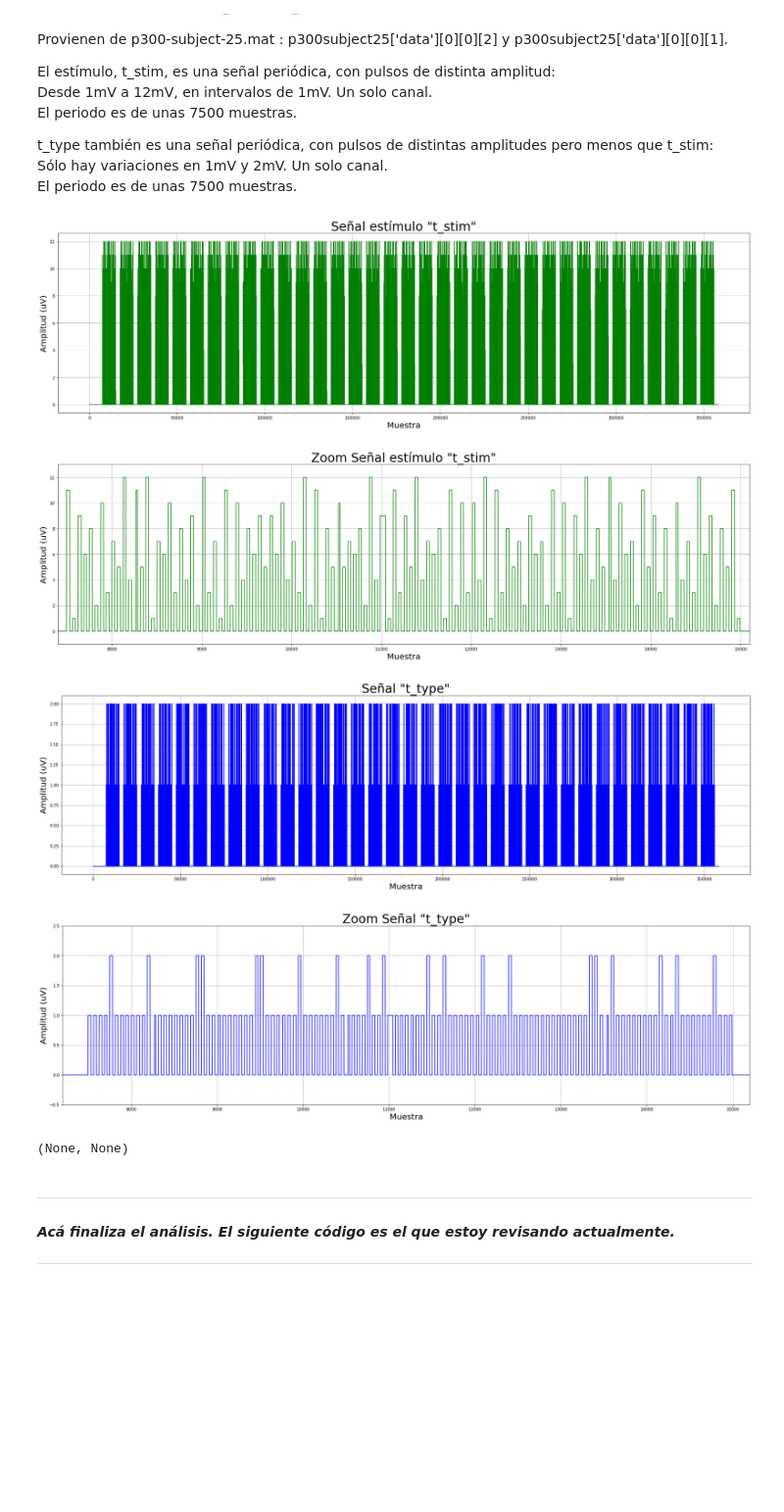
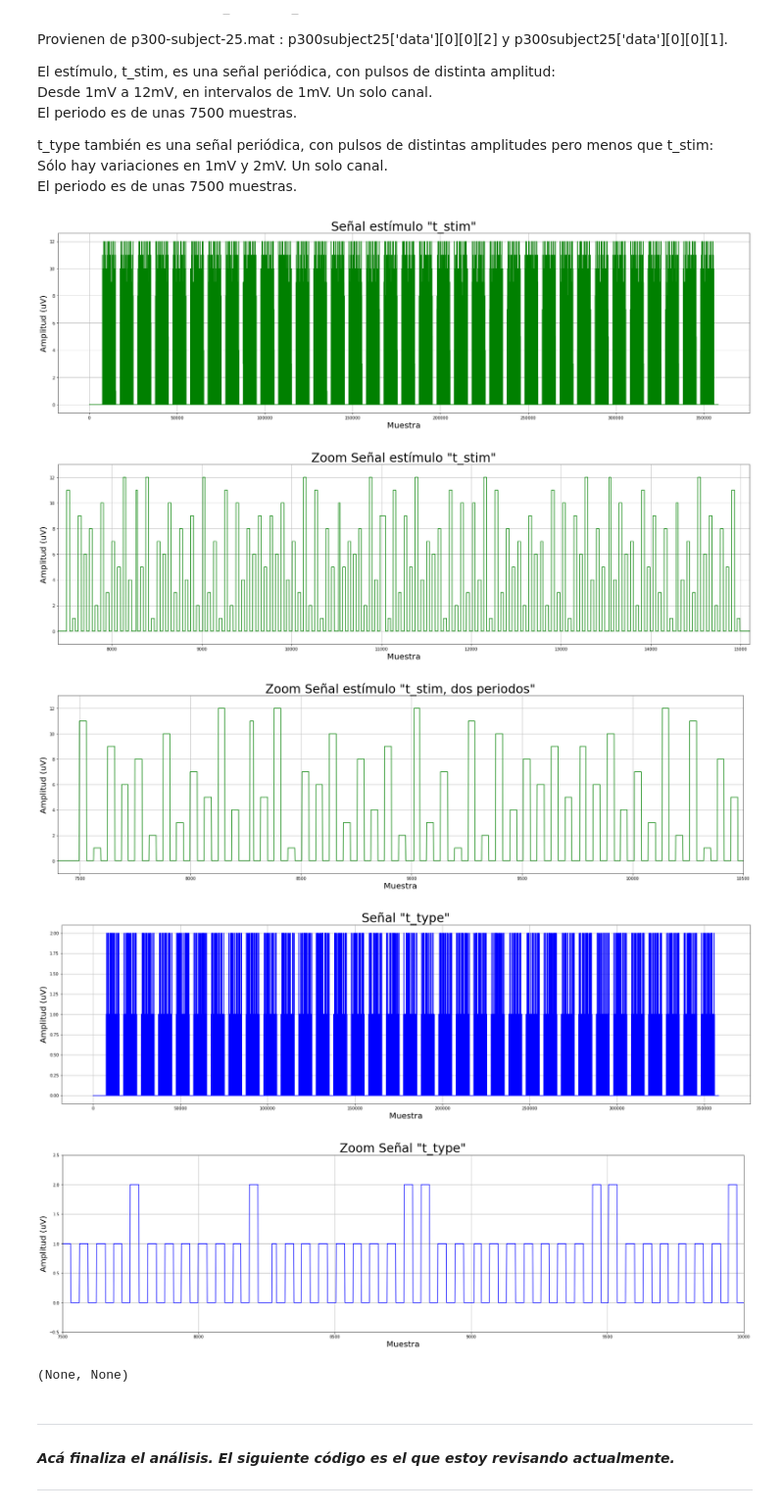
Before and after one commit to alexchavez1980/repo_tesis, a Jupyter notebook: a_analisis_p300subject25_stim&type.ipynb, the cells around one changed output. Shown at 98% size. Drawn from its saved outputs; the diff is of its cells as text; code cells hidden in the pictures; blank space fills up the shorter version.

```diff
--- a/a_analisis_p300subject25_stim&type.ipynb
+++ b/a_analisis_p300subject25_stim&type.ipynb
@@ -181,36 +181,47 @@ plt.grid(), plt.show()
 plt.figure(figsize=(30,8))
 axes = plt.gca()
 plt.plot(t_stim['sample'], t_stim[0], color[0])
 axes.set_title('Zoom Señal estímulo "t_stim"'), axes.title.set_size(30)
 axes.set_xlabel(xlabel), axes.set_ylabel(ylabel)
 axes.xaxis.label.set_size(20), axes.yaxis.label.set_size(20)
 plt.xlim([7400,15100]), plt.ylim([-1,13])
 plt.savefig("./a_images/t_stim_zoom.jpg")
 plt.grid(), plt.show()
 
 plt.figure(figsize=(30,8))
 axes = plt.gca()
+plt.plot(t_stim['sample'], t_stim[0], color[0])
+axes.set_title('Zoom Señal estímulo "t_stim, dos periodos"'), axes.title.set_size(30)
+axes.set_xlabel(xlabel), axes.set_ylabel(ylabel)
+axes.xaxis.label.set_size(20), axes.yaxis.label.set_size(20)
+plt.xlim([7400,10500]), plt.ylim([-1,13])
+plt.savefig("./a_images/t_stim_zoom_periodo.jpg")
+plt.grid(), plt.show()
+
+plt.figure(figsize=(30,8))
+axes = plt.gca()
 plt.plot(t_type['sample'], t_type[0], color[1])
 axes.set_title('Señal "t_type"'), axes.title.set_size(30)
 axes.set_xlabel(xlabel), axes.set_ylabel(ylabel)
 axes.xaxis.label.set_size(20), axes.yaxis.label.set_size(20)
 plt.savefig("./a_images/t_type.jpg")
 plt.grid(), plt.show()
 
 plt.figure(figsize=(30,8))
 axes = plt.gca()
 plt.plot(t_type['sample'], t_type[0], color[1])
 axes.set_title('Zoom Señal "t_type"'), axes.title.set_size(30)
 axes.set_xlabel(xlabel), axes.set_ylabel(ylabel)
 axes.xaxis.label.set_size(20), axes.yaxis.label.set_size(20)
-plt.xlim([7200,15200]), plt.ylim([-0.5,2.5])
+plt.xlim([7500,10000]), plt.ylim([-0.5,2.5])
 plt.savefig("./a_images/t_type_zoom.jpg")
 plt.grid(), plt.show()
 # %% [output]
 [figure]
 [figure]
-[figure, old version]
+[figure, new version]
-[figure, old version]
+[figure, new version]
+[figure, added]
 (None, None)
 # %% [markdown]
 ---------------------------------------------------------------------------------------------------------------------------------------------
```
Also changed, not shown: parts of 1 cell of this notebook.
